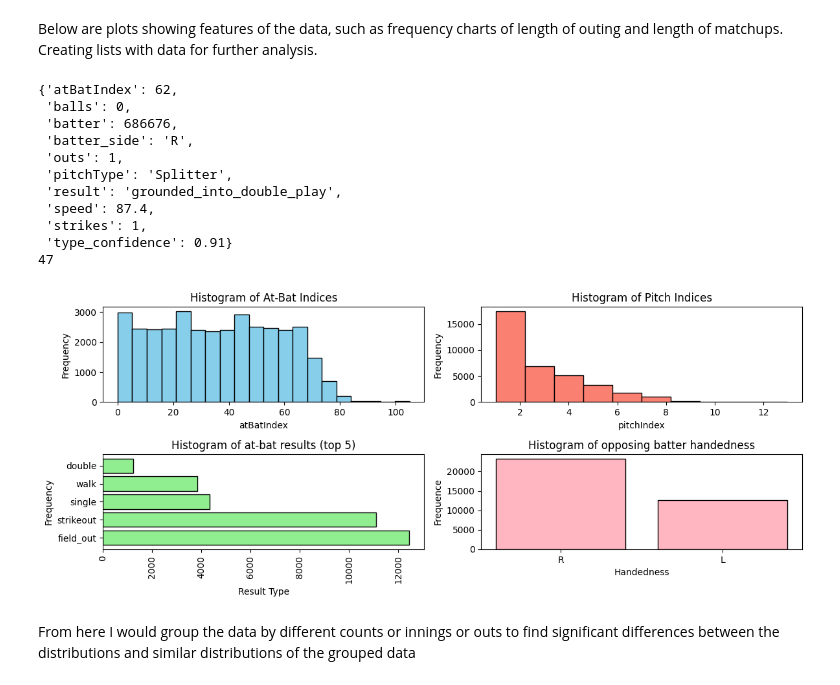
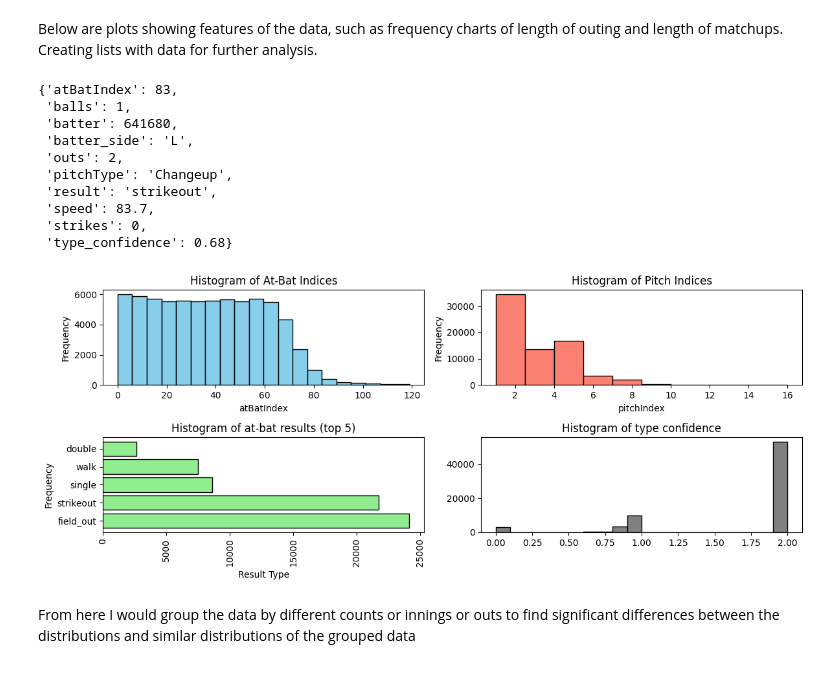
Before and after one commit to A-Gamin-75/MLB-api, a Jupyter notebook: Sequence prediction.ipynb, the cells around one changed output. Drawn from its saved outputs; the diff is of its cells as text; code cells hidden in the pictures.

```diff
--- a/Sequence prediction.ipynb
+++ b/Sequence prediction.ipynb
@@ -26,8 +26,8 @@ YESTERDAY = TODAY - timedelta(days = 1)
 SUNDAY = TODAY - timedelta(days=TODAY.weekday())
 # %%
 #Set start/end dates
-start_date = date(2021,3,1)
-end_date = YESTERDAY
+start_date = date(2014,3,1)
+end_date = date(2025,12,12)
 seasons = list(range(start_date.year, end_date.year + 1)) #List of all seasons in range start:end date
 print(seasons)
 # %% [output]
@@ -35,9 +35,8 @@ print(seasons)
 # %% [markdown]
 The following cells set the pitcher to be used for training the model and retrieve all games for which they have stats in the range of seasons between {start_date} and {end_date}.
 # %%
-#Pitcher info
-pitcher = "Tarik Skubal"
-pitcher_id = 669373
+pitcher = "Jacob deGrom"
+pitcher_id = 594798
 # %%
 #Just get the given pitcher's gamePks
 his_games = []
@@ -171,6 +170,7 @@ atbat_results = []
 pitch_types = []
 pitch_speeds = []
 batter_side = []
+type_confidence = []
 
 for compositeKey, features in atbats.items():
     finalkey = compositeKey
@@ -180,6 +180,7 @@ for compositeKey, features in atbats.items():
     pitch_types.append(features[0]['pitchType'])
     pitch_speeds.append(features[0]['speed'])
     batter_side.append(features[0]['batter_side'])
+    type_confidence.append(features[0]['type_confidence'])
 
 pprint(atbats.get(compositeKey)[0])
 
@@ -200,53 +201,55 @@ plt.xlabel("pitchIndex")
 plt.ylabel("Frequency")
 
 plt.subplot(2, 2, 3)
 # Count frequency of each result
 result_counts = Counter(atbat_results)
 
 # Extract categories and counts
 labels = list(result_counts.keys())
 counts = list(result_counts.values())
 
 top_5 = result_counts.most_common(5)
 labels, counts = zip(*top_5)
 
 
 plt.barh(labels, width =  counts, color = 'lightgreen', edgecolor='black')
 plt.title('Histogram of at-bat results (top 5)')
 plt.xlabel('Result Type')
 plt.ylabel('Frequency')
 plt.xticks(rotation=90)
 
 plt.subplot(2,2,4)
 
-batterside_counts = Counter(batter_side)
+plt.hist(type_confidence, bins = 20, color = 'gray', edgecolor = 'black')
+plt.title('Histogram of type confidence')
 
-labels = list(batterside_counts.keys())
-values = list(batterside_counts.values())
-plt.bar(labels, height = values, color = 'lightpink', edgecolor='black')
-plt.title('Histogram of opposing batter handedness')
-plt.xlabel('Handedness')
-plt.ylabel('Frequence')
+# batterside_counts = Counter(batter_side)
+
+# labels = list(batterside_counts.keys())
+# values = list(batterside_counts.values())
+# plt.bar(labels, height = values, color = 'lightpink', edgecolor='black')
+# plt.title('Histogram of opposing batter handedness')
+# plt.xlabel('Handedness')
+# plt.ylabel('Frequence')
 
 
-print(len(pitch_speeds) - np.count_nonzero(pitch_speeds))
+# print(len(pitch_speeds) - np.count_nonzero(pitch_speeds))
 
 
 plt.tight_layout()
 plt.show()
 # %% [output]
-{'atBatIndex': 62,
- 'balls': 0,
- 'batter': 686676,
- 'batter_side': 'R',
- 'outs': 1,
- 'pitchType': 'Splitter',
- 'result': 'grounded_into_double_play',
- 'speed': 87.4,
- 'strikes': 1,
- 'type_confidence': 0.91}
-47
+{'atBatIndex': 83,
+ 'balls': 1,
+ 'batter': 641680,
+ 'batter_side': 'L',
+ 'outs': 2,
+ 'pitchType': 'Changeup',
+ 'result': 'strikeout',
+ 'speed': 83.7,
+ 'strikes': 0,
+ 'type_confidence': 0.68}
-[figure, old version]
+[figure, new version]
 # %% [markdown]
 From here I would group the data by different counts or innings or outs to find significant differences between the distributions and similar distributions of the grouped data
 # %% [markdown]
```
Also changed, not shown: parts of 9 cells of this notebook.
